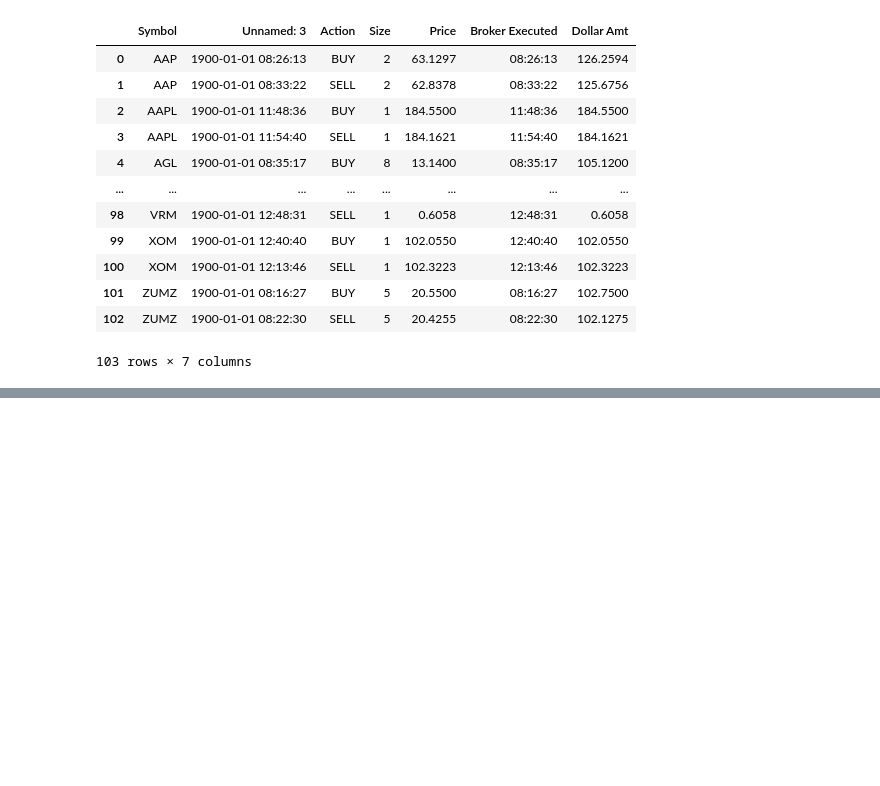
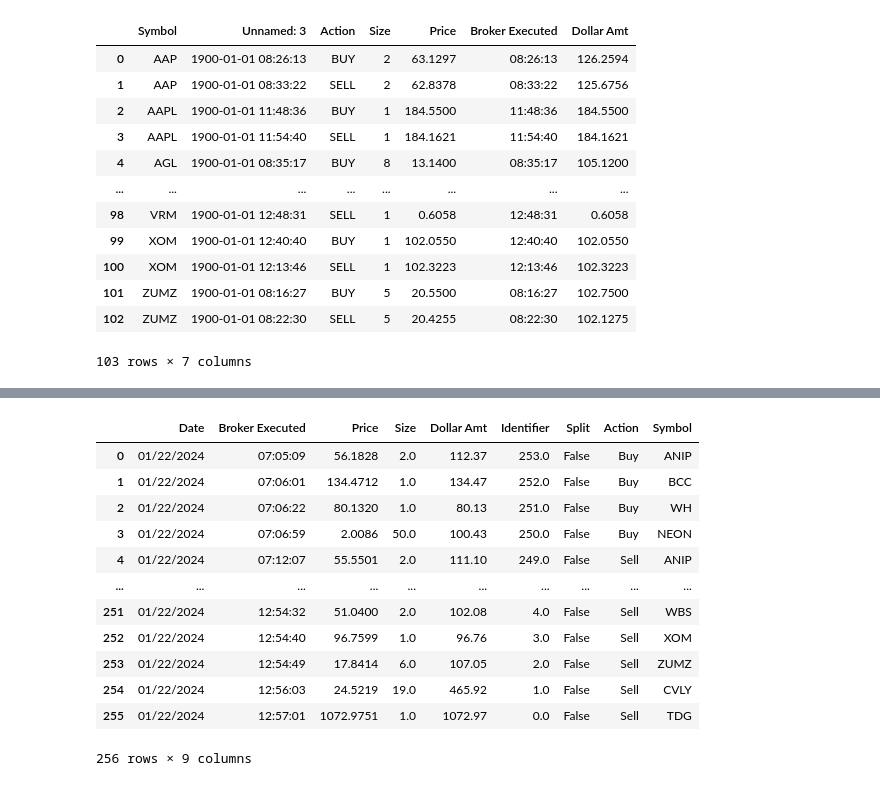
Before and after one commit to sanathnair09/uci_trading, a Jupyter notebook: utils/report/brokers_notebooks/ibkr.ipynb, the cells around one changed output, grey strips where cells are left out. Drawn from its saved outputs; the diff is of its cells as text; code cells hidden in the pictures; blank space fills up the shorter version.

```diff
--- a/utils/report/brokers_notebooks/ibkr.ipynb
+++ b/utils/report/brokers_notebooks/ibkr.ipynb
@@ -330,0 +330,19 @@ _get_ibkr_report(file)
+# %%
+file = '/Users/sanathnair/Developer/trading/data/fidelity/fd_splits_01_22.csv'
+# %%
+df = pd.read_csv(file, thousands = ',')
+df
+# %% [output]
+|  | Date | Broker Executed | Price | Size | Dollar Amt | Identifier | Split | Action | Symbol |
+| 0 | 01/22/2024 | 07:05:09 | 56.1828 | 2.0 | 112.37 | 253.0 | False | Buy | ANIP |
+| 1 | 01/22/2024 | 07:06:01 | 134.4712 | 1.0 | 134.47 | 252.0 | False | Buy | BCC |
+| 2 | 01/22/2024 | 07:06:22 | 80.1320 | 1.0 | 80.13 | 251.0 | False | Buy | WH |
+| 3 | 01/22/2024 | 07:06:59 | 2.0086 | 50.0 | 100.43 | 250.0 | False | Buy | NEON |
+| 4 | 01/22/2024 | 07:12:07 | 55.5501 | 2.0 | 111.10 | 249.0 | False | Sell | ANIP |
+| ... | ... | ... | ... | ... | ... | ... | ... | ... | ... |
+| 251 | 01/22/2024 | 12:54:32 | 51.0400 | 2.0 | 102.08 | 4.0 | False | Sell | WBS |
+| 252 | 01/22/2024 | 12:54:40 | 96.7599 | 1.0 | 96.76 | 3.0 | False | Sell | XOM |
+| 253 | 01/22/2024 | 12:54:49 | 17.8414 | 6.0 | 107.05 | 2.0 | False | Sell | ZUMZ |
+| 254 | 01/22/2024 | 12:56:03 | 24.5219 | 19.0 | 465.92 | 1.0 | False | Sell | CVLY |
+| 255 | 01/22/2024 | 12:57:01 | 1072.9751 | 1.0 | 1072.97 | 0.0 | False | Sell | TDG |
+256 rows × 9 columns
```
Also changed, not shown: parts of 4 cells of this notebook, 6 other files.
